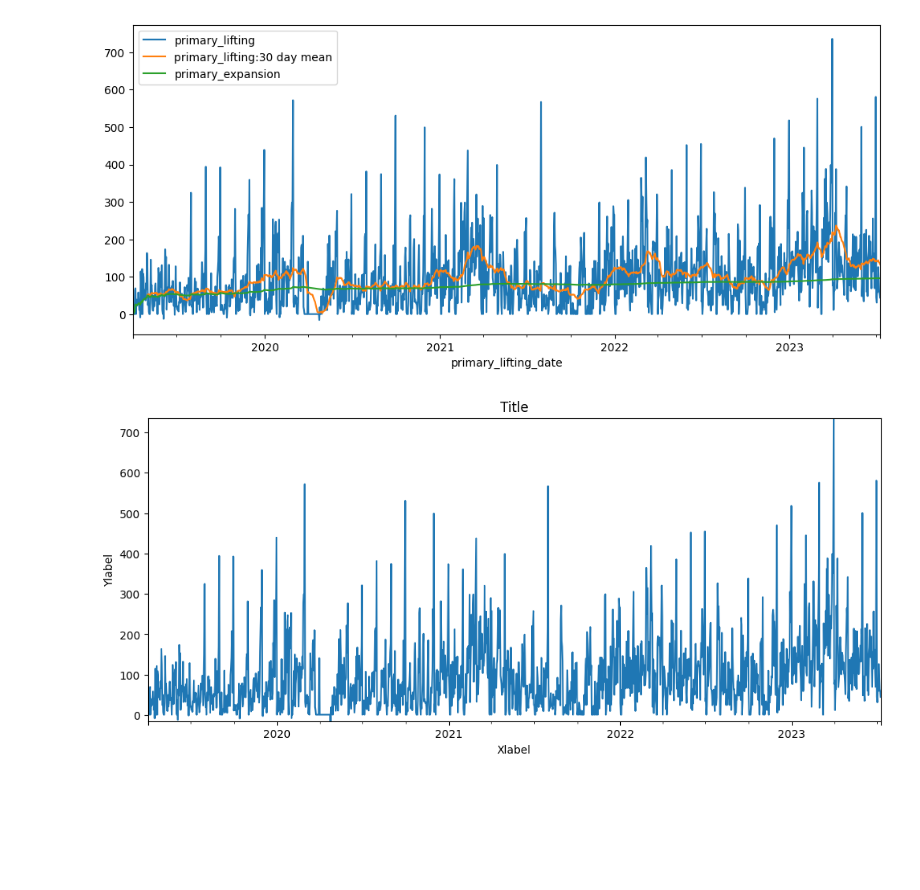
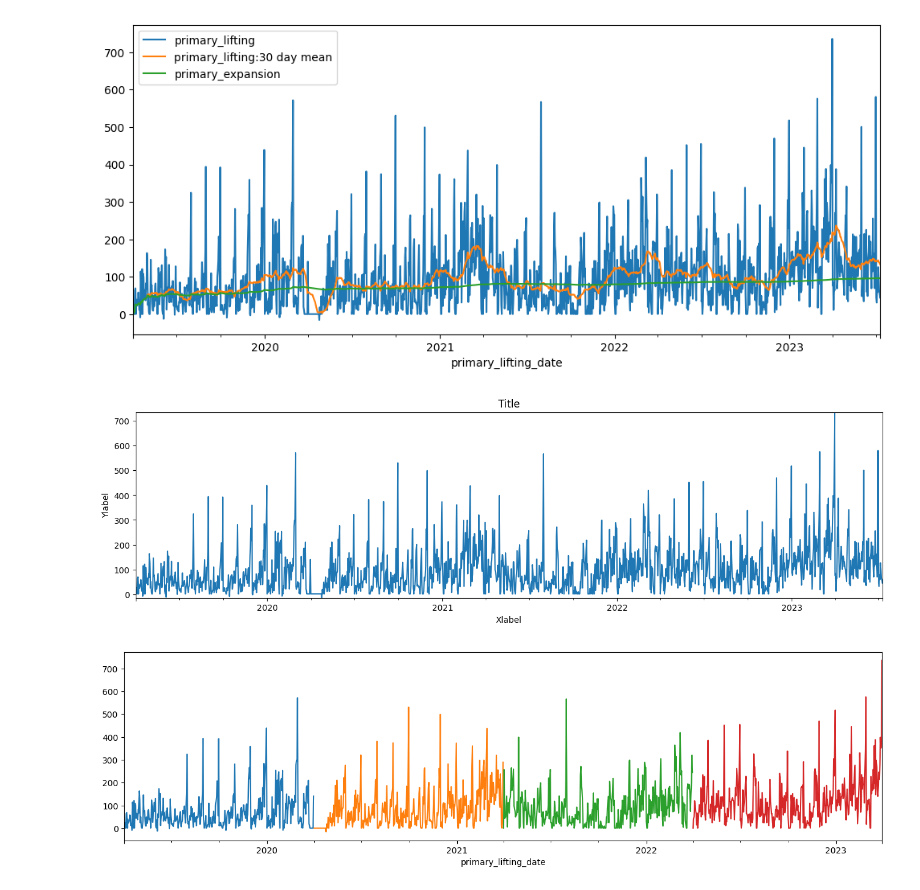
Before and after one commit to Csengupta1101/Time-Series-Framework, a Jupyter notebook: Time_Series_Foundation.ipynb, the cells around one changed output. Saved outputs shown, nothing was run; the diff lists cells and outputs as text; code cells hidden in the pictures; blank space fills up the shorter version.

```diff
--- a/Time_Series_Foundation.ipynb
+++ b/Time_Series_Foundation.ipynb
@@ -203,8 +204,16 @@ xlabel = 'Xlabel'
 ylabel = 'Ylabel'
 # %%
 # setting up the axis first to assign x and ylabel to it , autoscaling removes any white space above and below the extreme data point in both x and y axis
-ax = df1['primary_lifting'].plot(figsize=(12,5),title=title)
+ax = df1['primary_lifting'].plot(figsize=(16,4),title=title)
 ax.autoscale(axis='both',tight=True)
 ax.set(xlabel=xlabel,ylabel=ylabel) ;
 # %% [output]
-[figure, old version]
+[figure, new version]
+# %%
+# Plotting the data after slicing a time period
+df1['primary_lifting']['2019-04-01':'2020-03-31'].plot(figsize=(16,4));
+df1['primary_lifting']['2020-04-01':'2021-03-31'].plot(figsize=(16,4));
+df1['primary_lifting']['2021-04-01':'2022-03-31'].plot(figsize=(16,4));
+df1['primary_lifting']['2022-04-01':'2023-03-31'].plot(figsize=(16,4));
+# %% [output]
+[figure, added]
```
Also changed, not shown: parts of 4 cells of this notebook.
